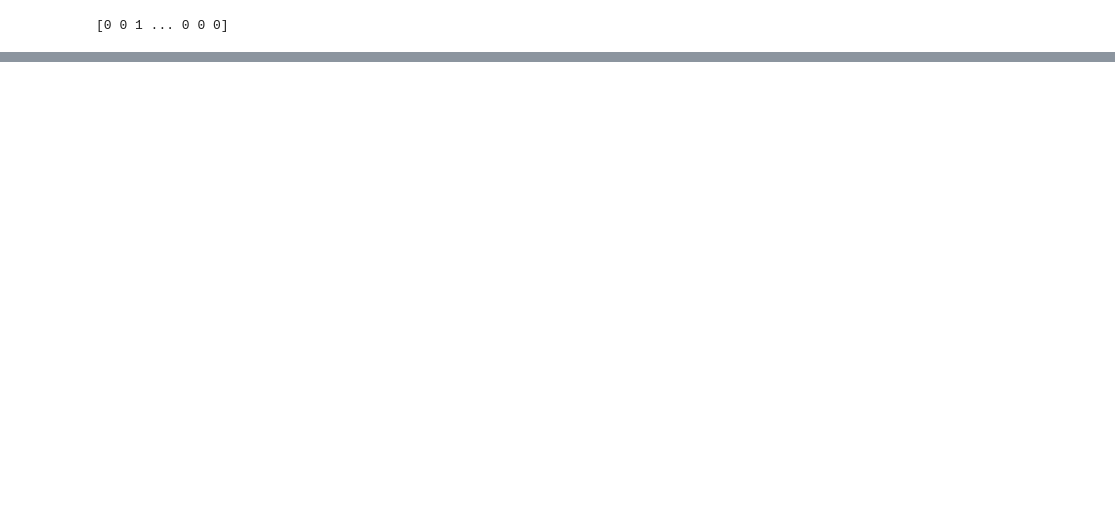
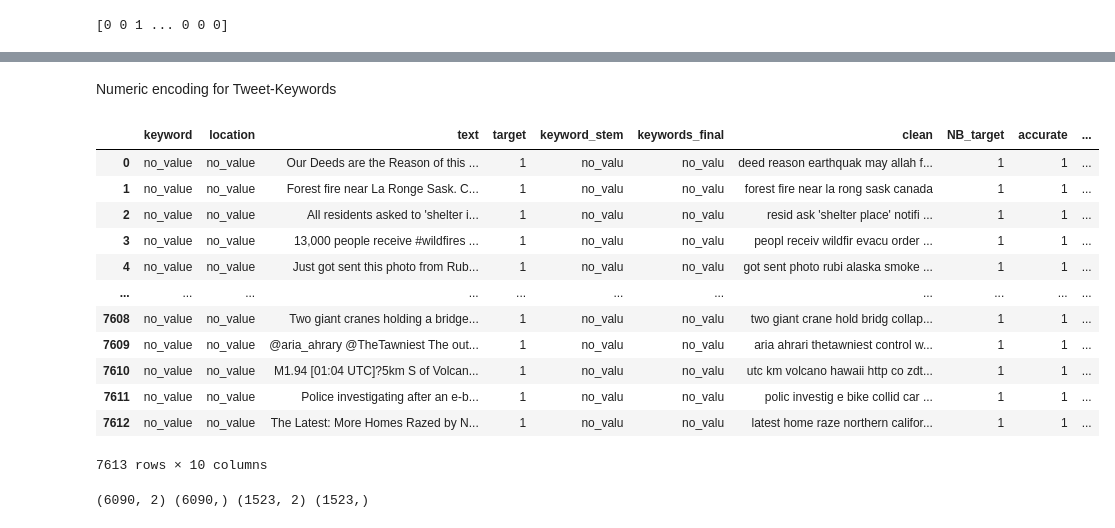
Before and after one commit to julia105/NLP-Project, a Jupyter notebook: Fire.ipynb, the cells around one changed output, grey strips where cells are left out. Drawn from its saved outputs; the diff is of its cells as text; code cells hidden in the pictures; blank space fills up the shorter version.

```diff
--- a/Fire.ipynb
+++ b/Fire.ipynb
@@ -507,0 +579,37 @@ print(X_test)
+# %% [markdown]
+Numeric encoding for Tweet-Keywords
+# %%
+from sklearn import preprocessing
+le = preprocessing.LabelEncoder()
+texte = df.keywords_final
+le.fit(texte)
+
+le.classes_
+
+numkeyword = le.fit_transform(texte)
+
+df['numkeyword'] = numkeyword
+df
+# %% [output]
+|  | keyword | location | text | target | keyword_stem | keywords_final | clean | NB_target | accurate | ... |
+| 0 | no_value | no_value | Our Deeds are the Reason of this ... | 1 | no_valu | no_valu | deed reason earthquak may allah f... | 1 | 1 | ... |
+| 1 | no_value | no_value | Forest fire near La Ronge Sask. C... | 1 | no_valu | no_valu | forest fire near la rong sask canada | 1 | 1 | ... |
+| 2 | no_value | no_value | All residents asked to 'shelter i... | 1 | no_valu | no_valu | resid ask 'shelter place' notifi ... | 1 | 1 | ... |
+| 3 | no_value | no_value | 13,000 people receive #wildfires ... | 1 | no_valu | no_valu | peopl receiv wildfir evacu order ... | 1 | 1 | ... |
+| 4 | no_value | no_value | Just got sent this photo from Rub... | 1 | no_valu | no_valu | got sent photo rubi alaska smoke ... | 1 | 1 | ... |
+| ... | ... | ... | ... | ... | ... | ... | ... | ... | ... | ... |
+| 7608 | no_value | no_value | Two giant cranes holding a bridge... | 1 | no_valu | no_valu | two giant crane hold bridg collap... | 1 | 1 | ... |
+| 7609 | no_value | no_value | @aria_ahrary @TheTawniest The out... | 1 | no_valu | no_valu | aria ahrari thetawniest control w... | 1 | 1 | ... |
+| 7610 | no_value | no_value | M1.94 [01:04 UTC]?5km S of Volcan... | 1 | no_valu | no_valu | utc km volcano hawaii http co zdt... | 1 | 1 | ... |
+| 7611 | no_value | no_value | Police investigating after an e-b... | 1 | no_valu | no_valu | polic investig e bike collid car ... | 1 | 1 | ... |
+| 7612 | no_value | no_value | The Latest: More Homes Razed by N... | 1 | no_valu | no_valu | latest home raze northern califor... | 1 | 1 | ... |
+7613 rows × 10 columns
+# %%
+from sklearn.model_selection import train_test_split
+X = df[['numkeyword','clean']]
+y = df.target
+
+X_train, X_test, y_train, y_test = train_test_split(X,y, stratify = y, test_size=0.2, random_state=42)
+print(X_train.shape, y_train.shape, X_test.shape,y_test.shape)
+# %% [output]
+(6090, 2) (6090,) (1523, 2) (1523,)
```
Also changed, not shown: parts of 30 cells of this notebook.
